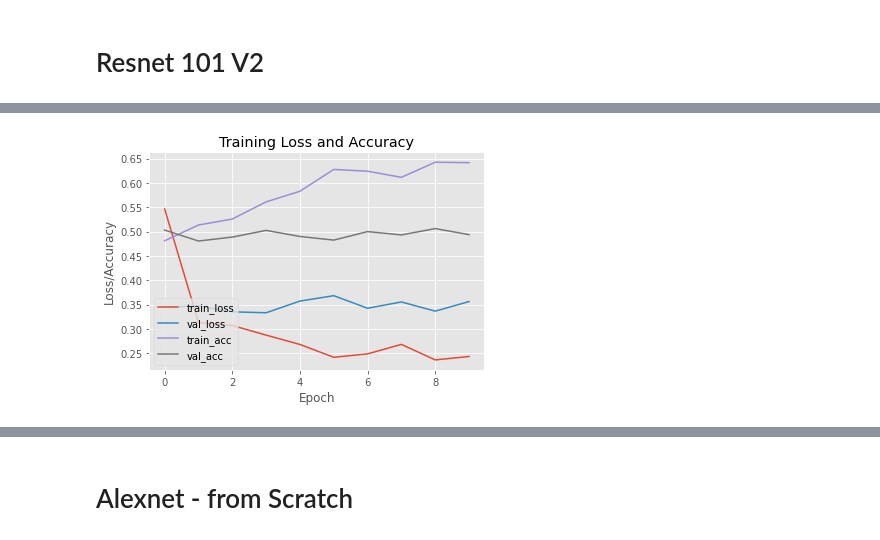
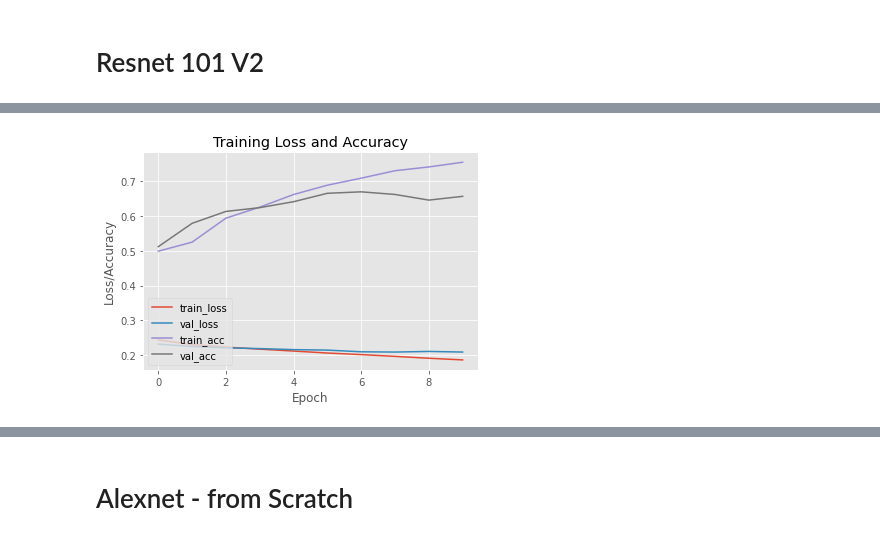
Before and after one commit to schauppi/HTSR_Handwritten_Text_Similarity_Recognition, a Jupyter notebook: experiments.ipynb, the cells around one changed output, grey strips where cells are left out. Saved outputs shown, nothing was run; the diff lists cells and outputs as text; code cells hidden in the pictures.

Commit message:
further modelling experiments

```diff
--- a/experiments.ipynb
+++ b/experiments.ipynb
@@ -342,7 +409,8 @@ inputs = keras.layers.Input((img_width, img_height, 3))
 x = base_model(inputs, training=False)
 x = keras.layers.GlobalAveragePooling2D()(x)
 x = keras.layers.Dense(512, activation="relu")(x)
-outputs = keras.layers.Dense(64, activation="relu")(x)
+x = keras.layers.Dropout(0.1)(x)
+outputs = keras.layers.Dense(256, activation="relu")(x)
 
-base_model_4 = keras.models.Model(inputs, outputs)
+base_model_resnet_101 = keras.models.Model(inputs, outputs)
 # %%
@@ -371,17 +441,19 @@ _________________________________________________________________
 img_a = keras.layers.Input((img_width, img_height, 3))
 img_b = keras.layers.Input((img_width, img_height, 3))
 
-feat_vect_a = base_model_4(img_a)
-feat_vect_b = base_model_4(img_b)
+feat_vect_a = base_model_resnet_101(img_a)
+feat_vect_b = base_model_resnet_101(img_b)
 
 distance = keras.layers.Lambda(euclidean_distance)([feat_vect_a, feat_vect_b])
 outputs = keras.layers.Dense(1, activation="sigmoid")(distance)
 # %%
 #Compile the model
-model_4 = keras.models.Model(inputs=[img_a, img_b], outputs=outputs)
-model_4.compile(loss=contrastive_loss, optimizer="Adam", metrics=["accuracy"])
+model_resnet_101 = keras.models.Model(inputs=[img_a, img_b], outputs=outputs)
+model_resnet_101.compile(loss=contrastive_loss, optimizer="Adam", metrics=["accuracy", f1, precision_f, recall_f])
 # %%
 epochs=10
-history_model_4 = model_4.fit(train_dataset_rgb, validation_data=test_dataset_rgb, epochs=epochs)
+history_model_resnet_101 = model_resnet_101.fit(train_dataset_rgb, validation_data=test_dataset_rgb, epochs=epochs,
+                             callbacks=[keras.callbacks.EarlyStopping(monitor='val_loss', verbose=1, patience=15),
+                                       keras.callbacks.ReduceLROnPlateau(monitor='val_loss', factor=0.4, verbose=1, patience=5)])
 # %% [output]
 Epoch 1/10
@@ -407,5 +479,5 @@ Epoch 10/10
 # %%
-plot_training(history_model_4)
+plot_training(history_model_resnet_101)
 # %% [output]
-[figure, old version]
+[figure, new version]
 # %%
```
Also changed, not shown: parts of 83 cells of this notebook.
